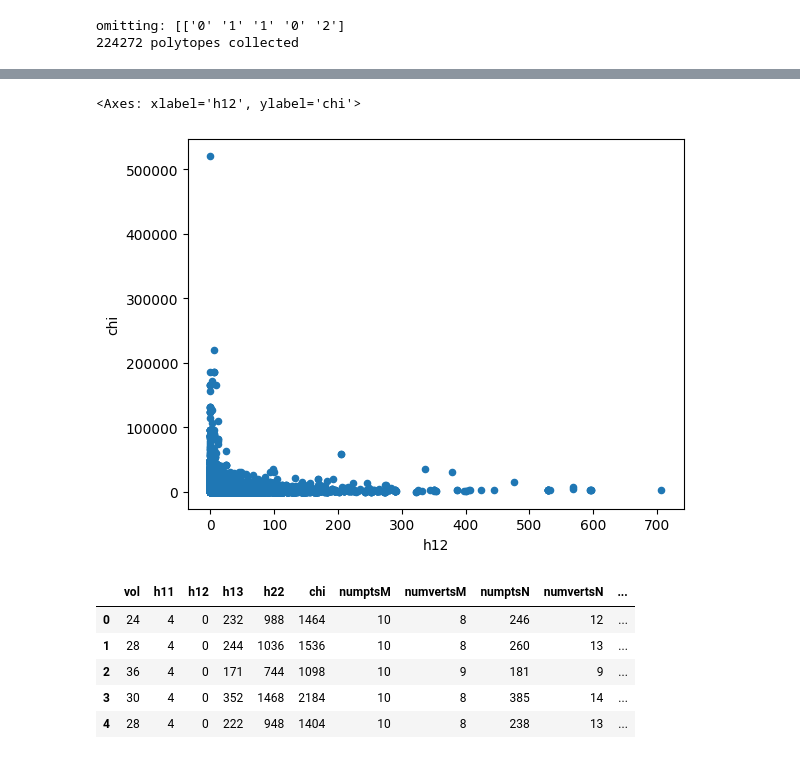
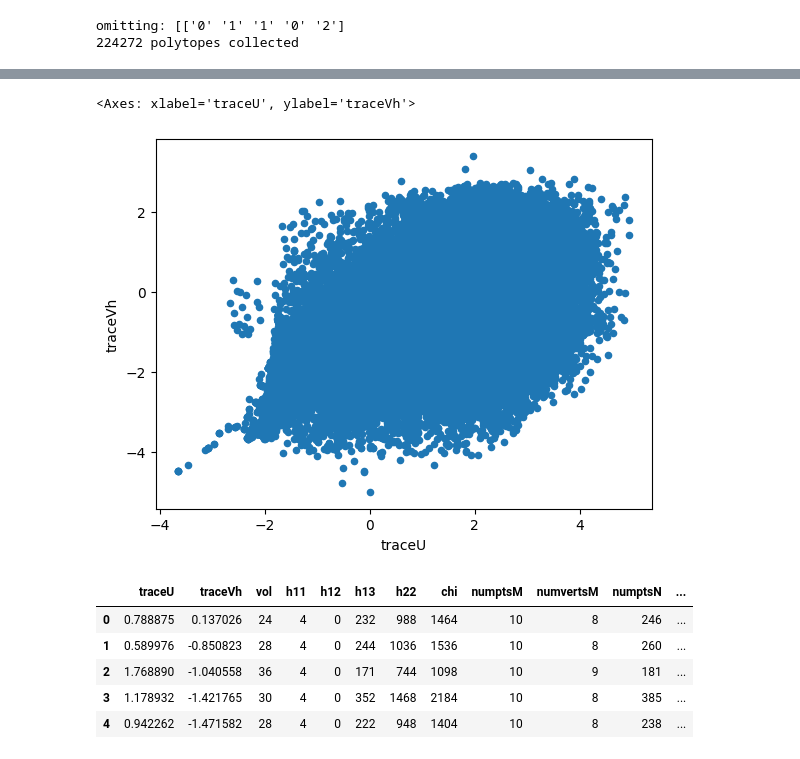
Before and after one commit to Sultanow/polytopes, a Jupyter notebook: python/colab_notebooks/Polytopes_5D_(Normalized,_Reflexive).ipynb, the cells around one changed output, grey strips where cells are left out. Saved outputs shown, nothing was run; the diff lists cells and outputs as text; code cells hidden in the pictures.

```diff
--- a/python/colab_notebooks/Polytopes_5D_(Normalized,_Reflexive).ipynb
+++ b/python/colab_notebooks/Polytopes_5D_(Normalized,_Reflexive).ipynb
@@ -53,7 +51,8 @@ lst_polys = []
 for line in re.findall(r"^\[.*?\]$", file_content, flags=re.S | re.M):
   try:
     arr, *rest = literal_eval(line.replace("array", ""))
-    lst_polys.append([str(arr)] + rest)
+    U, S, Vh = np.linalg.svd(arr, full_matrices=True)
+    lst_polys.append([str(arr), np.matrix.trace(U), np.matrix.trace(Vh)] + rest)
     i += 1
   except:
     print("omitting: {0}".format(line))
@@ -62,7 +61,7 @@ print("{0} polytopes collected".format(i))
 omitting: [['0' '1' '1' '0' '2']
 224272 polytopes collected
 # %%
-df = pd.DataFrame(lst_polys, columns=['matrix', 'vol', 'h11', 'h12', 'h13', 'h22', 'chi', 'numptsM', 'numvertsM', 'numptsN', 'numvertsN'])
+df = pd.DataFrame(lst_polys, columns=['matrix', 'traceU', 'traceVh', 'vol', 'h11', 'h12', 'h13', 'h22', 'chi', 'numptsM', 'numvertsM', 'numptsN', 'numvertsN'])
 # %%
 df.head()
 # %% [output]
@@ -114,26 +85,24 @@ plt.gca().spines[['top', 'right',]].set_visible(False)
 # %%
 df.to_csv('polytopes_5d_reflexive.csv', index=True)
 # %%
-df.plot.scatter(x='h12', y='chi')
+df.plot.scatter(x='traceU', y='traceVh')
 # %% [output]
-<Axes: xlabel='h12', ylabel='chi'>
+<Axes: xlabel='traceU', ylabel='traceVh'>
-[figure, old version]
+[figure, new version]
 # %%
-# https://www.cse.msu.edu/~ptan/dmbook/tutorials/tutorial8/tutorial8.html
-
 from sklearn.cluster import DBSCAN
 
-db = DBSCAN(eps=15.5, min_samples=5).fit(df_sub)
+db = DBSCAN(eps=5, min_samples=5).fit(df_sub)
 core_samples_mask = np.zeros_like(db.labels_, dtype=bool)
 core_samples_mask[db.core_sample_indices_] = True
 labels = pd.DataFrame(db.labels_,columns=['Cluster ID'])
 result = pd.concat((df_sub, labels), axis=1)
 result.head()
 # %% [output]
-|  | vol | h11 | h12 | h13 | h22 | chi | numptsM | numvertsM | numptsN | numvertsN | ... |
-| 0 | 24 | 4 | 0 | 232 | 988 | 1464 | 10 | 8 | 246 | 12 | ... |
-| 1 | 28 | 4 | 0 | 244 | 1036 | 1536 | 10 | 8 | 260 | 13 | ... |
-| 2 | 36 | 4 | 0 | 171 | 744 | 1098 | 10 | 9 | 181 | 9 | ... |
-| 3 | 30 | 4 | 0 | 352 | 1468 | 2184 | 10 | 8 | 385 | 14 | ... |
-| 4 | 28 | 4 | 0 | 222 | 948 | 1404 | 10 | 8 | 238 | 13 | ... |
+|  | traceU | traceVh | vol | h11 | h12 | h13 | h22 | chi | numptsM | numvertsM | numptsN | ... |
+| 0 | 0.788875 | 0.137026 | 24 | 4 | 0 | 232 | 988 | 1464 | 10 | 8 | 246 | ... |
+| 1 | 0.589976 | -0.850823 | 28 | 4 | 0 | 244 | 1036 | 1536 | 10 | 8 | 260 | ... |
+| 2 | 1.768890 | -1.040558 | 36 | 4 | 0 | 171 | 744 | 1098 | 10 | 9 | 181 | ... |
+| 3 | 1.178932 | -1.421765 | 30 | 4 | 0 | 352 | 1468 | 2184 | 10 | 8 | 385 | ... |
+| 4 | 0.942262 | -1.471582 | 28 | 4 | 0 | 222 | 948 | 1404 | 10 | 8 | 238 | ... |
 # %%
```
Also changed, not shown: parts of 20 cells of this notebook.
